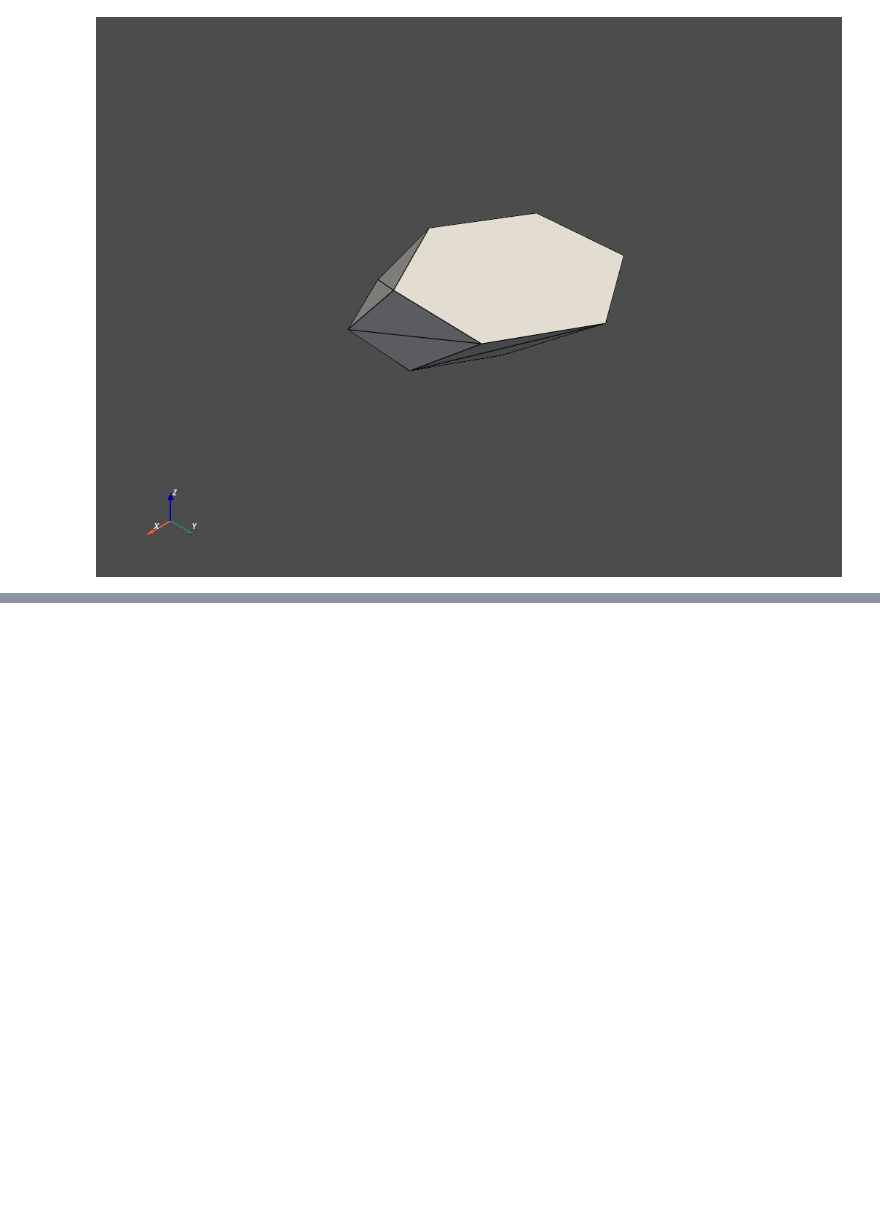
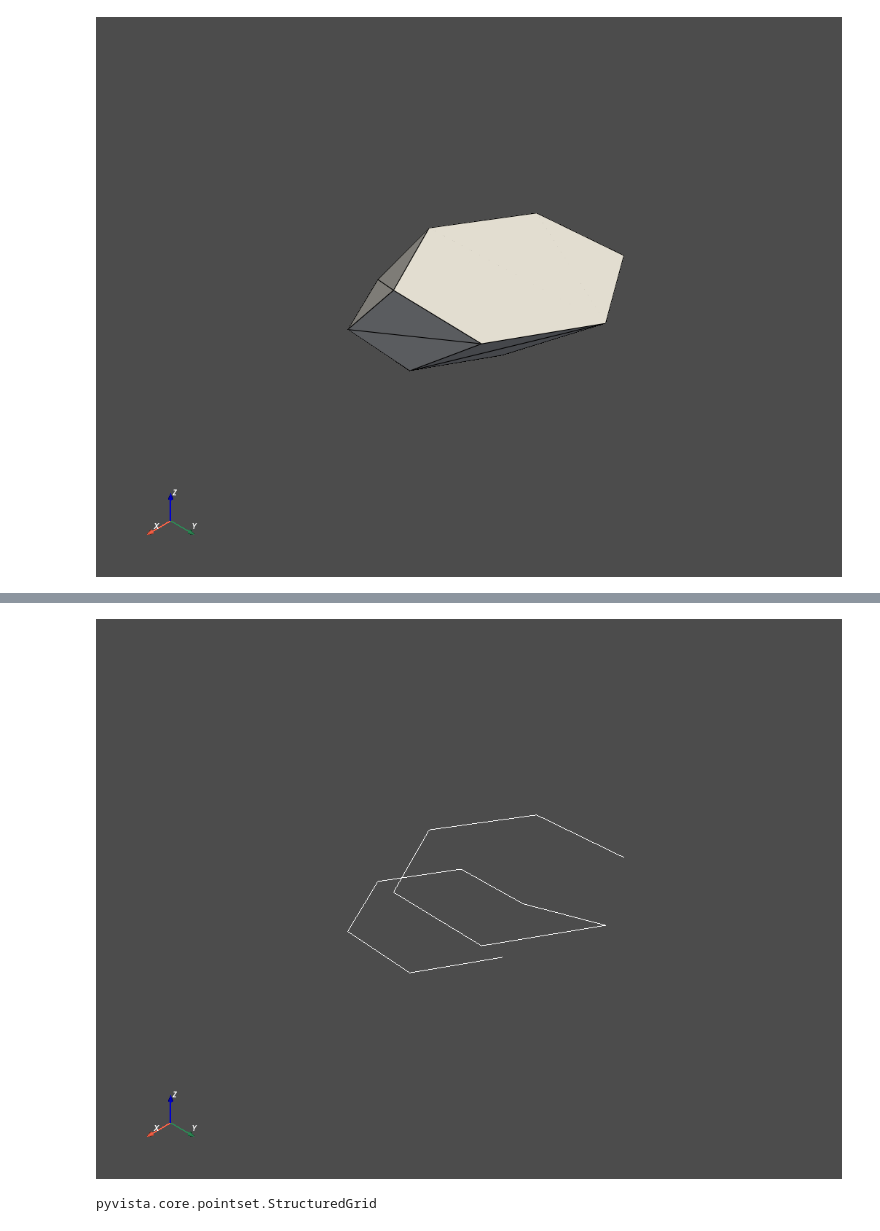
Before and after one commit to kaufmanno/GSDMA_2021, a Jupyter notebook: docs/source/examples/basic/test 1.ipynb, the cells around one changed output, grey strips where cells are left out. Drawn from its saved outputs; the diff is of its cells as text; code cells hidden in the pictures; blank space fills up the shorter version.

```diff
--- a/docs/source/examples/basic/test 1.ipynb
+++ b/docs/source/examples/basic/test 1.ipynb
@@ -41,0 +195,2 @@ volumebis.plot()
+# %%
+B=blocks['Block-01']
@@ -41,0 +207,24 @@ volumebis.plot()
+# %%
+bxcoord =[]
+bycoord =[]
+bzcoord =[]
+# %%
+for i in range(B.number_of_points) :
+    bxcoord.append(B.points[i,0])
+for i in range(B.number_of_points) :
+    bycoord.append(B.points[i,1])
+for i in range(B.number_of_points) :
+    bzcoord.append(B.points[i,2])
+# %%
+bx = np.array(bxcoord)
+by = np.array(bycoord)
+bz = np.array(bzcoord)
+# %%
+testb = pyvista.StructuredGrid(bx,by,bz)
+testb.plot()
+# %% [output]
+[figure, added]
+# %%
+type(testb)
+# %% [output]
+pyvista.core.pointset.StructuredGrid
```
Also changed, not shown: parts of 53 cells of this notebook.
